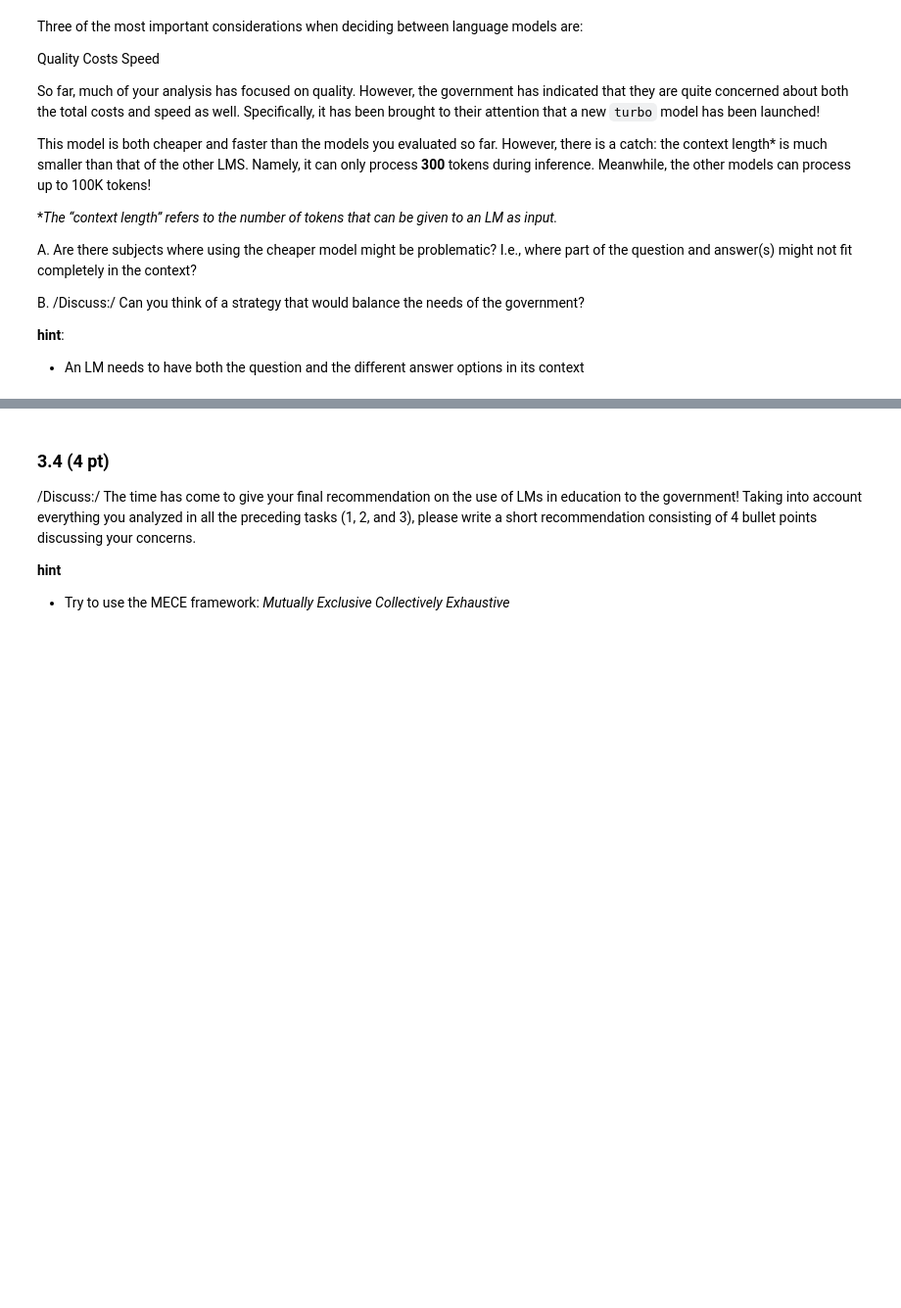
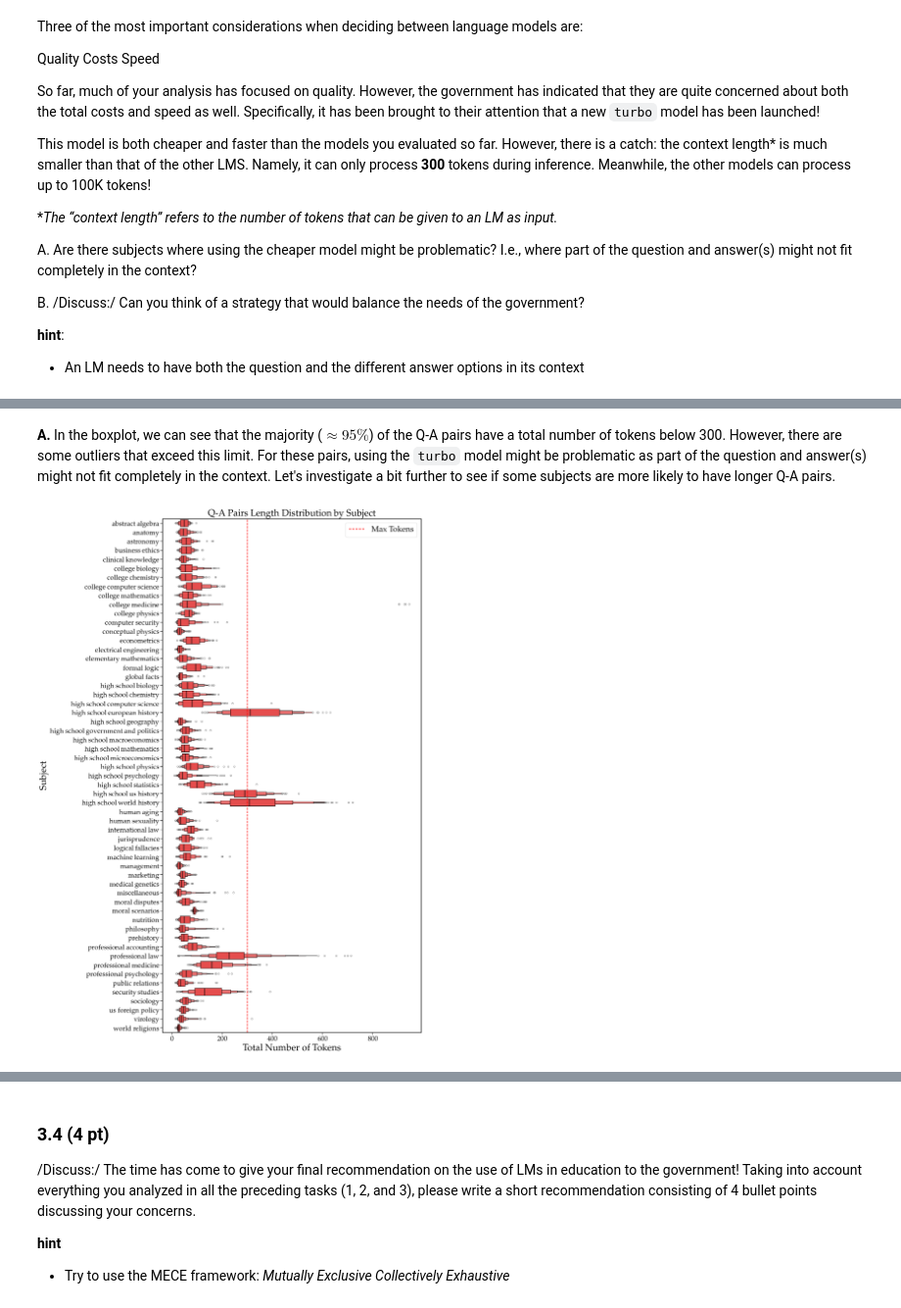
Before and after one commit to sylvainshan/Applied-Data-Analysis, a Jupyter notebook: Homework/01_PROJECT_NEUTRALITY/analysis.ipynb, the cells around one changed output, grey strips where cells are left out. Shown at 98% size. Cells and saved outputs as stored; diff of their text form; code cells hidden in the pictures; blank space fills up the shorter version.

```diff
--- a/Homework/01_PROJECT_NEUTRALITY/analysis.ipynb
+++ b/Homework/01_PROJECT_NEUTRALITY/analysis.ipynb
@@ -1182,0 +1213,14 @@ B. /Discuss:/ Can you think of a strategy that would balance the needs of the go
+# %% [markdown]
+**A.** In the boxplot, we can see that the majority ($\approx 95\%$) of the Q-A pairs have a total number of tokens below 300. However, there are some outliers that exceed this limit. For these pairs, using the `turbo` model might be problematic as part of the question and answer(s) might not fit completely in the context. Let's investigate a bit further to see if some subjects are more likely to have longer Q-A pairs.
+# %%
+# Investigating the subjects with the longest Q-A pairs using box-plots
+plt.figure(figsize=(15, 30))
+sns.boxenplot(x='total_tokens', y='subject', data=df_qa_pairs, linewidth=1.5, linecolor='black', color='red', alpha=0.8)
+plt.axvline(x=MAX_TOKENS, color='red', linestyle='--', label='Max Tokens', linewidth=2)
+plt.xlabel("Total Number of Tokens")
+plt.ylabel("Subject")
+plt.title("Q-A Pairs Length Distribution by Subject")
+plt.legend()
+plt.show()
+# %% [output]
+[figure, added]
```
Also changed, not shown: parts of 5 cells of this notebook.
